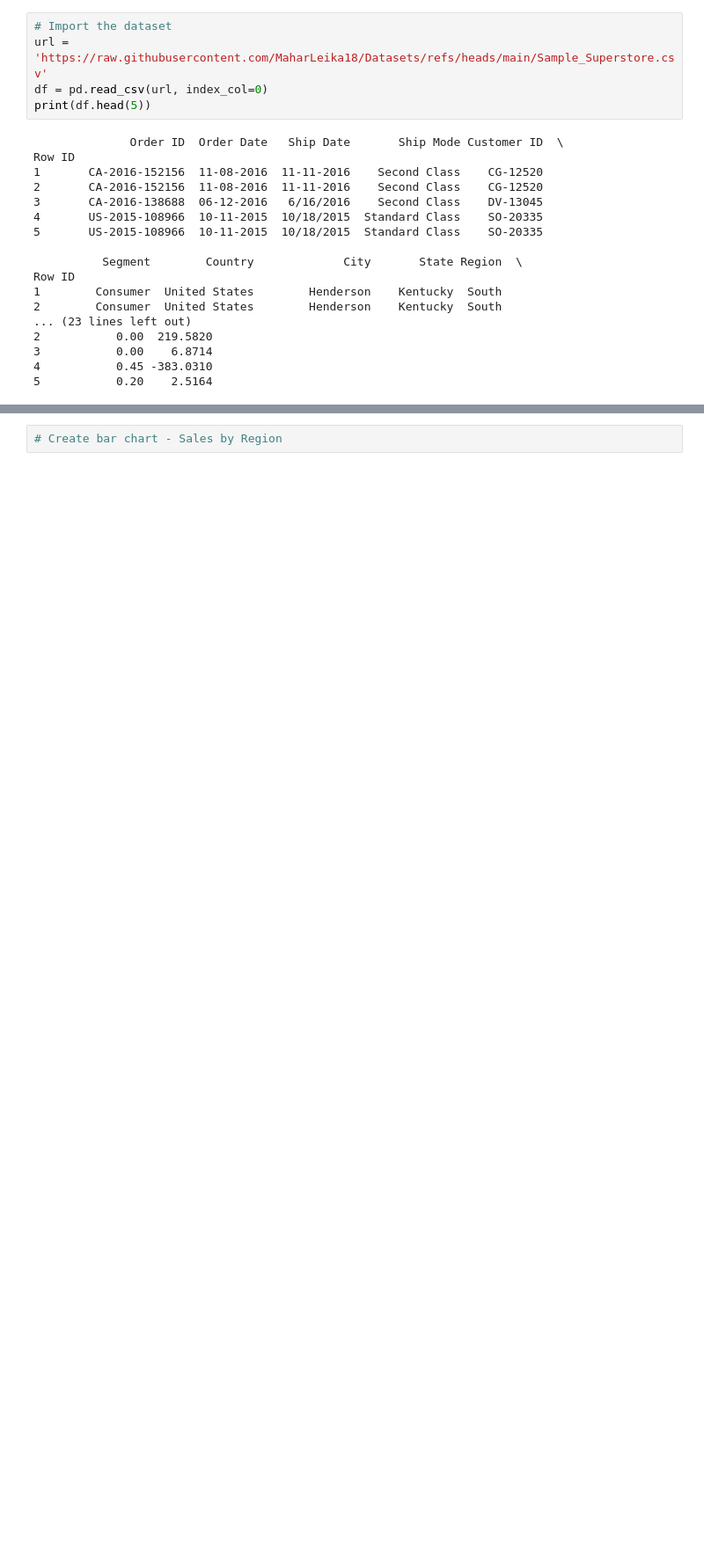
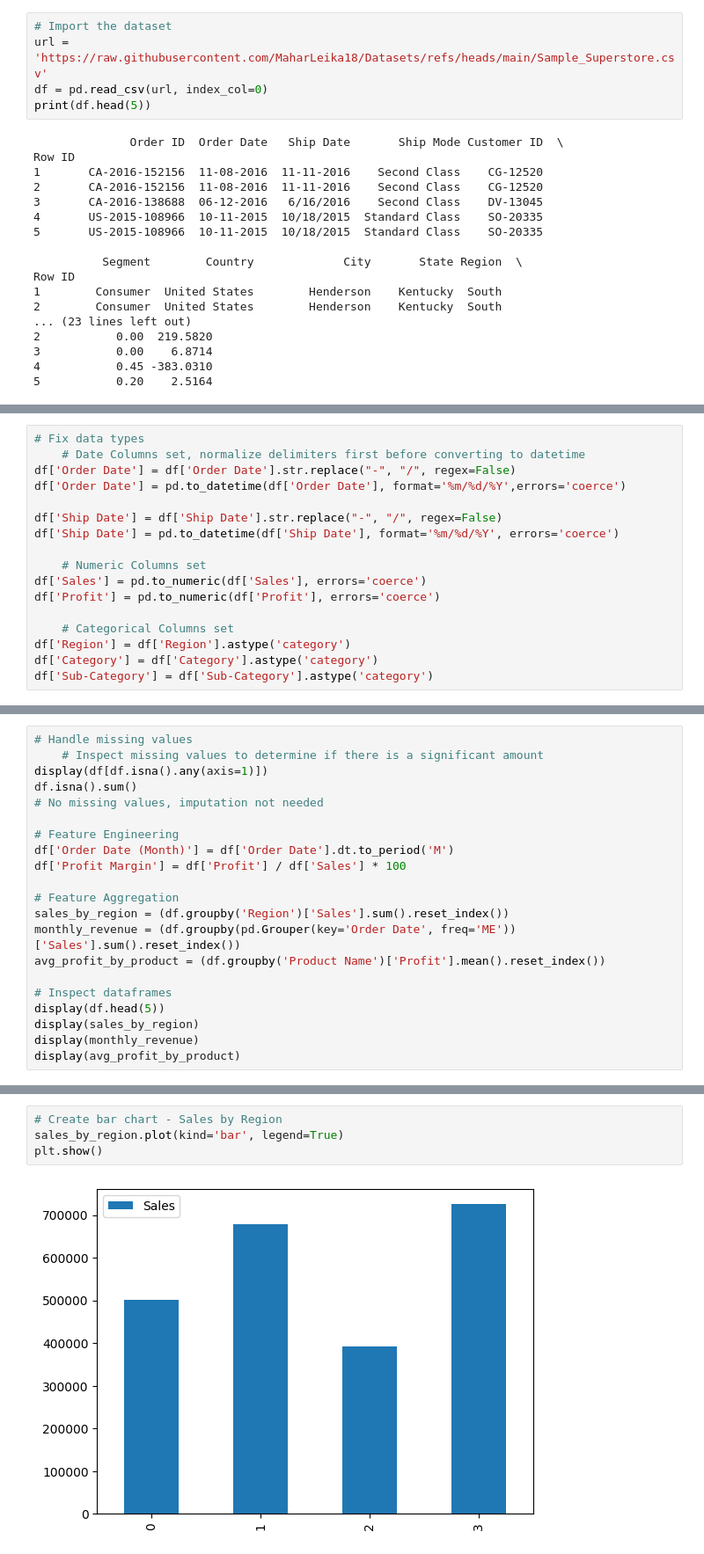
Before and after one commit to MaharLeika18/DataViz_Activities, a Jupyter notebook: DV_Act4_V1.ipynb, the cells around one changed output, grey strips where cells are left out. Shown at 88% size. Saved outputs shown, nothing was run; the diff lists cells and outputs as text; blank space fills up the shorter version.

Commit message:
Update DV_Act4_V1.ipynb
Finished data cleaning, partially completed charting. Bar chart needs legend, line chart incomplete

```diff
--- a/DV_Act4_V1.ipynb
+++ b/DV_Act4_V1.ipynb
@@ -51,0 +60,17 @@ Row ID
+# %%
+# Fix data types
+    # Date Columns set, normalize delimiters first before converting to datetime
+df['Order Date'] = df['Order Date'].str.replace("-", "/", regex=False)
+df['Order Date'] = pd.to_datetime(df['Order Date'], format='%m/%d/%Y',errors='coerce')
+
+df['Ship Date'] = df['Ship Date'].str.replace("-", "/", regex=False)
+df['Ship Date'] = pd.to_datetime(df['Ship Date'], format='%m/%d/%Y', errors='coerce')
+
+    # Numeric Columns set
+df['Sales'] = pd.to_numeric(df['Sales'], errors='coerce')
+df['Profit'] = pd.to_numeric(df['Profit'], errors='coerce')
+
+    # Categorical Columns set
+df['Region'] = df['Region'].astype('category')
+df['Category'] = df['Category'].astype('category')
+df['Sub-Category'] = df['Sub-Category'].astype('category')
@@ -51,0 +80,21 @@ Row ID
+# %%
+# Handle missing values
+    # Inspect missing values to determine if there is a significant amount
+display(df[df.isna().any(axis=1)])
+df.isna().sum()
+# No missing values, imputation not needed
+
+# Feature Engineering
+df['Order Date (Month)'] = df['Order Date'].dt.to_period('M')
+df['Profit Margin'] = df['Profit'] / df['Sales'] * 100
+
+# Feature Aggregation
+sales_by_region = (df.groupby('Region')['Sales'].sum().reset_index())
+monthly_revenue = (df.groupby(pd.Grouper(key='Order Date', freq='ME'))['Sales'].sum().reset_index())
+avg_profit_by_product = (df.groupby('Product Name')['Profit'].mean().reset_index())
+
+# Inspect dataframes
+display(df.head(5))
+display(sales_by_region)
+display(monthly_revenue)
+display(avg_profit_by_product)
@@ -52,4 +146,8 @@ Row ID
 # %%
 # Create bar chart - Sales by Region
+sales_by_region.plot(kind='bar', legend=True)
+plt.show()
+# %% [output]
+[figure, added]
 # %%
 # Create line chart - Monthly Sales
```
Also changed, not shown: parts of 5 cells of this notebook.
